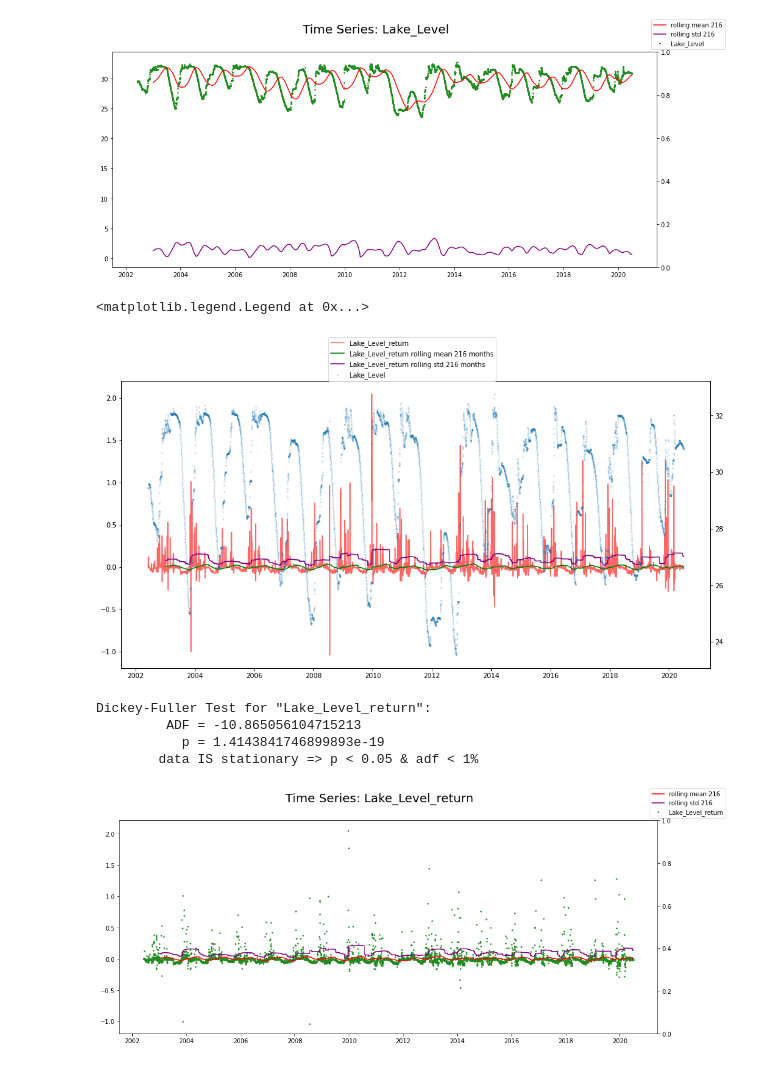
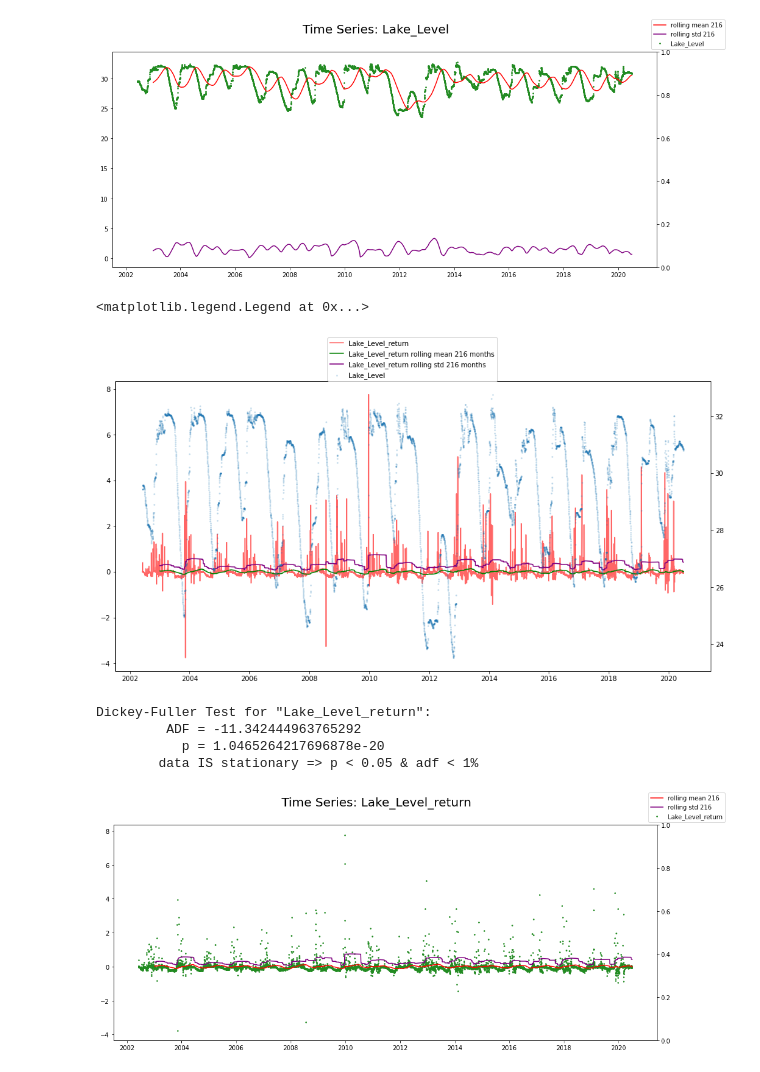
Before and after one commit to KlemenKozelj/master_thesis, a Jupyter notebook: 02_Lake_Bilancino_Time_Series.ipynb, the cells around one changed output. Saved outputs shown, nothing was run; the diff lists cells and outputs as text; code cells hidden in the pictures.

```diff
--- a/02_Lake_Bilancino_Time_Series.ipynb
+++ b/02_Lake_Bilancino_Time_Series.ipynb
@@ -152,29 +153,29 @@ Dickey-Fuller Test for "Lake_Level":
 # %%
 # Lake Level is stationary and this step is not needed
 
-# df['Lake_Level_return'] = df['Lake_Level'].pct_change(1).mul(100)
-df['Lake_Level_return'] = df['Lake_Level'].diff()
+df['Lake_Level_return'] = df['Lake_Level'].pct_change(1).mul(100)
+# df['Lake_Level_return'] = df['Lake_Level'].diff()
 df = df.dropna()
 
 fig, ax = plt.subplots(1, 1, figsize=(16, 8))
 ax.plot(df['Lake_Level_return'], color='red', alpha=0.6, label='Lake_Level_return')
 ax.plot(df['Lake_Level_return'].rolling(months).mean(), color='green', label='Lake_Level_return rolling mean {} months'.format(months))
 ax.plot(df['Lake_Level_return'].rolling(months).std(), color='purple', label='Lake_Level_return rolling std {} months'.format(months))
 
 ax2 = ax.twinx()
 ax2.scatter(x=df.index, y=df['Lake_Level'], label='Lake_Level', marker='.', s=10, alpha=0.2)
 
 fig.legend(loc='upper center')
 # %% [output]
 <matplotlib.legend.Legend at 0x...>
-[figure, old version]
+[figure, new version]
 # %%
 # Translating Lake_Level to % changes as expected did not change stationarity property
 
 testDickeyFuller(df['Lake_Level_return'], months)
 # %% [output]
 Dickey-Fuller Test for "Lake_Level_return":
-         ADF = -10.865056104715213
-           p = 1.4143841746899893e-19
+         ADF = -11.342444963765292
+           p = 1.0465264217696878e-20
         data IS stationary => p < 0.05 & adf < 1%
-[figure, old version]
+[figure, new version]
```
Also changed, not shown: parts of 7 cells of this notebook.
